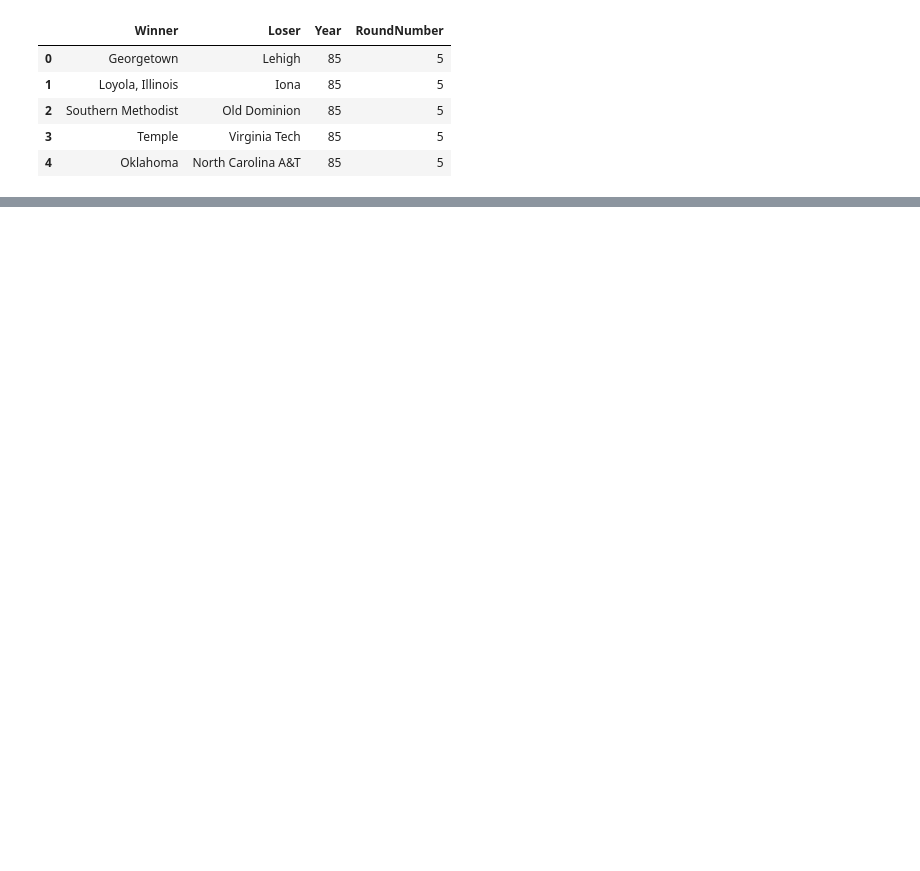
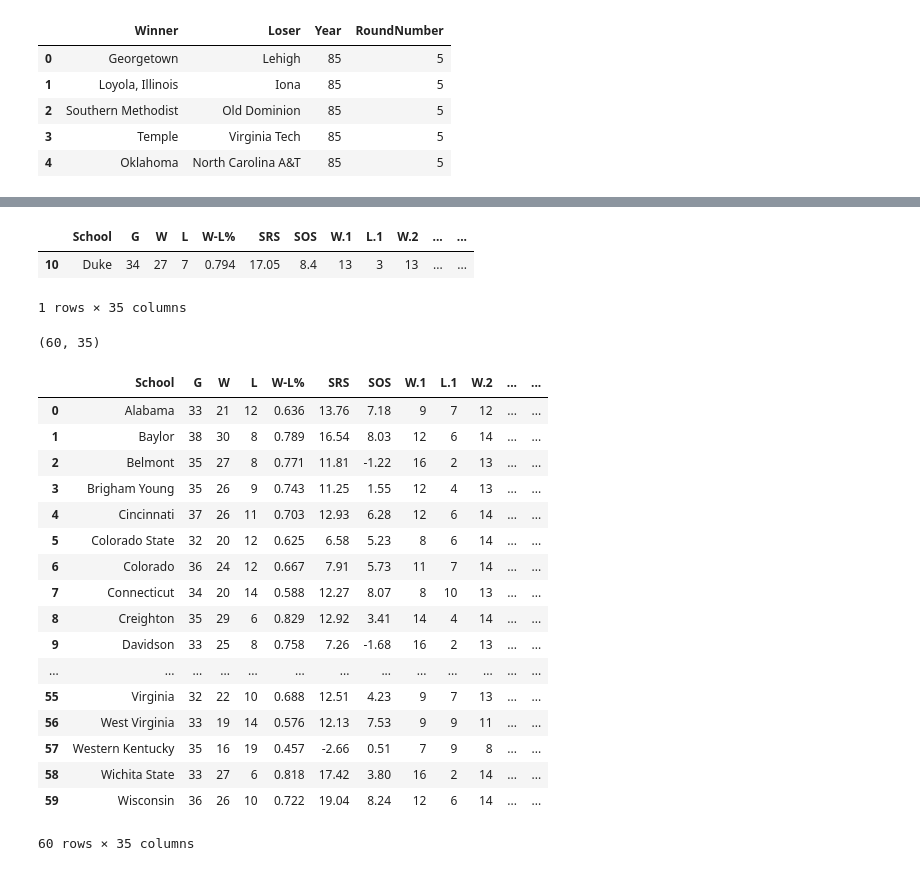
Before and after one commit to rileyma/MA490-Project-201930, a Jupyter notebook: data_cleaning.ipynb, the cells around one changed output, grey strips where cells are left out. Drawn from its saved outputs; the diff is of its cells as text; code cells hidden in the pictures; blank space fills up the shorter version.

```diff
--- a/data_cleaning.ipynb
+++ b/data_cleaning.ipynb
@@ -102,0 +112,6 @@ targets.to_csv('./data/round_team_year.csv')
+# %%
+stats=stats.drop('Rk', axis=1)
+# %%
+stats['Year'] = 12
+
+stats['School'] = stats['School'].astype(str)
@@ -102,0 +128,36 @@ targets.to_csv('./data/round_team_year.csv')
+# %%
+stats['School'] = stats['School'].str.replace('NCAA', '')
+stats['School'] = stats['School'].str.strip()
+# %%
+table = pd.merge(stats, targets, on=['School', 'Year'])
+# %%
+table[table['School'] == 'Duke']
+# %% [output]
+|  | School | G | W | L | W-L% | SRS | SOS | W.1 | L.1 | W.2 | ... | ... |
+| 10 | Duke | 34 | 27 | 7 | 0.794 | 17.05 | 8.4 | 13 | 3 | 13 | ... | ... |
+1 rows × 35 columns
+# %%
+table.shape
+# %% [output]
+(60, 35)
+# %%
+table
+# %% [output]
+|  | School | G | W | L | W-L% | SRS | SOS | W.1 | L.1 | W.2 | ... | ... |
+| 0 | Alabama | 33 | 21 | 12 | 0.636 | 13.76 | 7.18 | 9 | 7 | 12 | ... | ... |
+| 1 | Baylor | 38 | 30 | 8 | 0.789 | 16.54 | 8.03 | 12 | 6 | 14 | ... | ... |
+| 2 | Belmont | 35 | 27 | 8 | 0.771 | 11.81 | -1.22 | 16 | 2 | 13 | ... | ... |
+| 3 | Brigham Young | 35 | 26 | 9 | 0.743 | 11.25 | 1.55 | 12 | 4 | 13 | ... | ... |
+| 4 | Cincinnati | 37 | 26 | 11 | 0.703 | 12.93 | 6.28 | 12 | 6 | 14 | ... | ... |
+| 5 | Colorado State | 32 | 20 | 12 | 0.625 | 6.58 | 5.23 | 8 | 6 | 14 | ... | ... |
+| 6 | Colorado | 36 | 24 | 12 | 0.667 | 7.91 | 5.73 | 11 | 7 | 14 | ... | ... |
+| 7 | Connecticut | 34 | 20 | 14 | 0.588 | 12.27 | 8.07 | 8 | 10 | 13 | ... | ... |
+| 8 | Creighton | 35 | 29 | 6 | 0.829 | 12.92 | 3.41 | 14 | 4 | 14 | ... | ... |
+| 9 | Davidson | 33 | 25 | 8 | 0.758 | 7.26 | -1.68 | 16 | 2 | 13 | ... | ... |
+| ... | ... | ... | ... | ... | ... | ... | ... | ... | ... | ... | ... | ... |
+| 55 | Virginia | 32 | 22 | 10 | 0.688 | 12.51 | 4.23 | 9 | 7 | 13 | ... | ... |
+| 56 | West Virginia | 33 | 19 | 14 | 0.576 | 12.13 | 7.53 | 9 | 9 | 11 | ... | ... |
+| 57 | Western Kentucky | 35 | 16 | 19 | 0.457 | -2.66 | 0.51 | 7 | 9 | 8 | ... | ... |
+| 58 | Wichita State | 33 | 27 | 6 | 0.818 | 17.42 | 3.80 | 16 | 2 | 14 | ... | ... |
+| 59 | Wisconsin | 36 | 26 | 10 | 0.722 | 19.04 | 8.24 | 12 | 6 | 14 | ... | ... |
+60 rows × 35 columns
```
Also changed, not shown: parts of 17 cells of this notebook, 9 other files.
